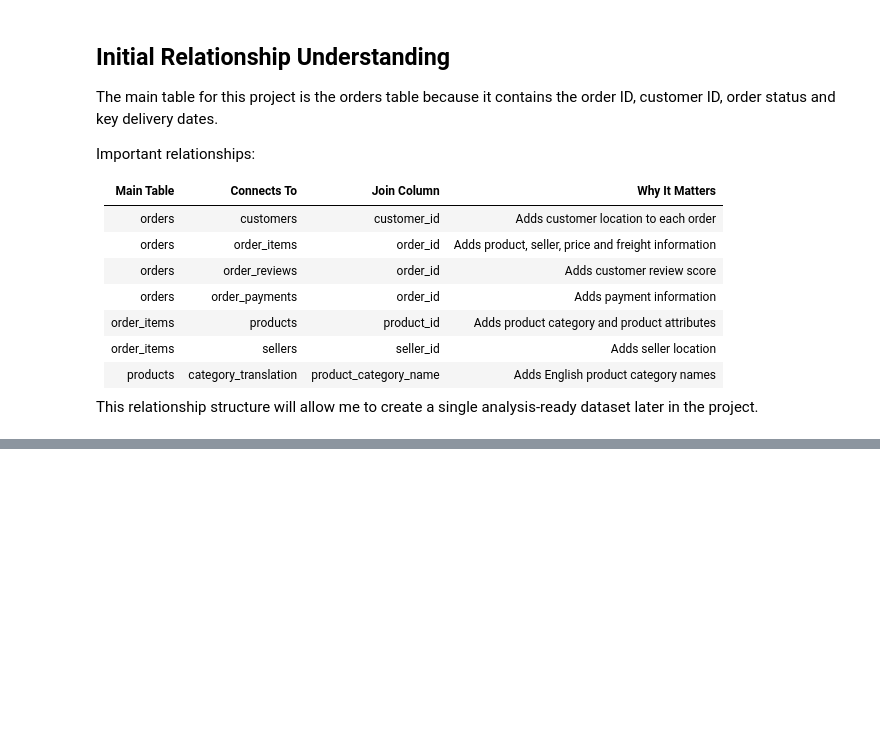
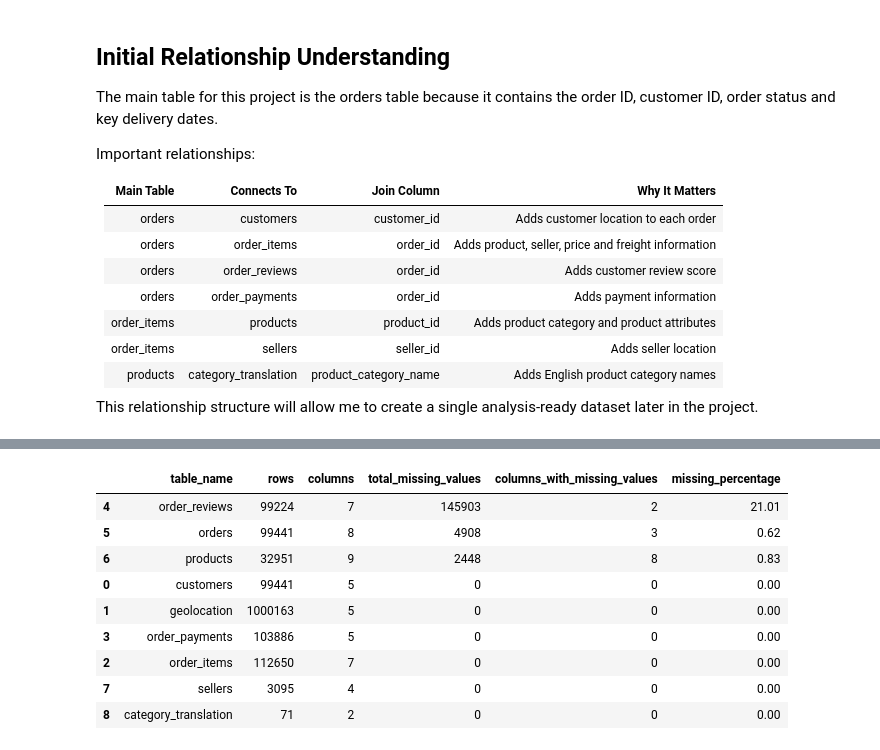
Before and after one commit to mokhan1997/ecommerce-fulfilment-delivery-analysis, a Jupyter notebook: notebooks/01_data_understanding.ipynb, the cells around one changed output, grey strips where cells are left out. Cells and saved outputs as stored; diff of their text form; code cells hidden in the pictures; blank space fills up the shorter version.

Commit message:
Add initial data quality checks

```diff
--- a/notebooks/01_data_understanding.ipynb
+++ b/notebooks/01_data_understanding.ipynb
@@ -321,0 +336,33 @@ This relationship structure will allow me to create a single analysis-ready data
+# %%
+# Check missing values across all datasets
+
+missing_summary = []
+
+for name, df in datasets.items():
+    total_cells = df.shape[0] * df.shape[1]
+    total_missing = df.isna().sum().sum()
+    columns_with_missing = (df.isna().sum() > 0).sum()
+    missing_percentage = (total_missing / total_cells) * 100 if total_cells > 0 else 0
+
+    missing_summary.append({
+        "table_name": name,
+        "rows": df.shape[0],
+        "columns": df.shape[1],
+        "total_missing_values": total_missing,
+        "columns_with_missing_values": columns_with_missing,
+        "missing_percentage": round(missing_percentage, 2)
+    })
+
+missing_summary_df = pd.DataFrame(missing_summary)
+missing_summary_df.sort_values(by="total_missing_values", ascending=False)
+# %% [output]
+|  | table_name | rows | columns | total_missing_values | columns_with_missing_values | missing_percentage |
+| 4 | order_reviews | 99224 | 7 | 145903 | 2 | 21.01 |
+| 5 | orders | 99441 | 8 | 4908 | 3 | 0.62 |
+| 6 | products | 32951 | 9 | 2448 | 8 | 0.83 |
+| 0 | customers | 99441 | 5 | 0 | 0 | 0.00 |
+| 1 | geolocation | 1000163 | 5 | 0 | 0 | 0.00 |
+| 3 | order_payments | 103886 | 5 | 0 | 0 | 0.00 |
+| 2 | order_items | 112650 | 7 | 0 | 0 | 0.00 |
+| 7 | sellers | 3095 | 4 | 0 | 0 | 0.00 |
+| 8 | category_translation | 71 | 2 | 0 | 0 | 0.00 |
```
Also changed, not shown: parts of 7 cells of this notebook.
